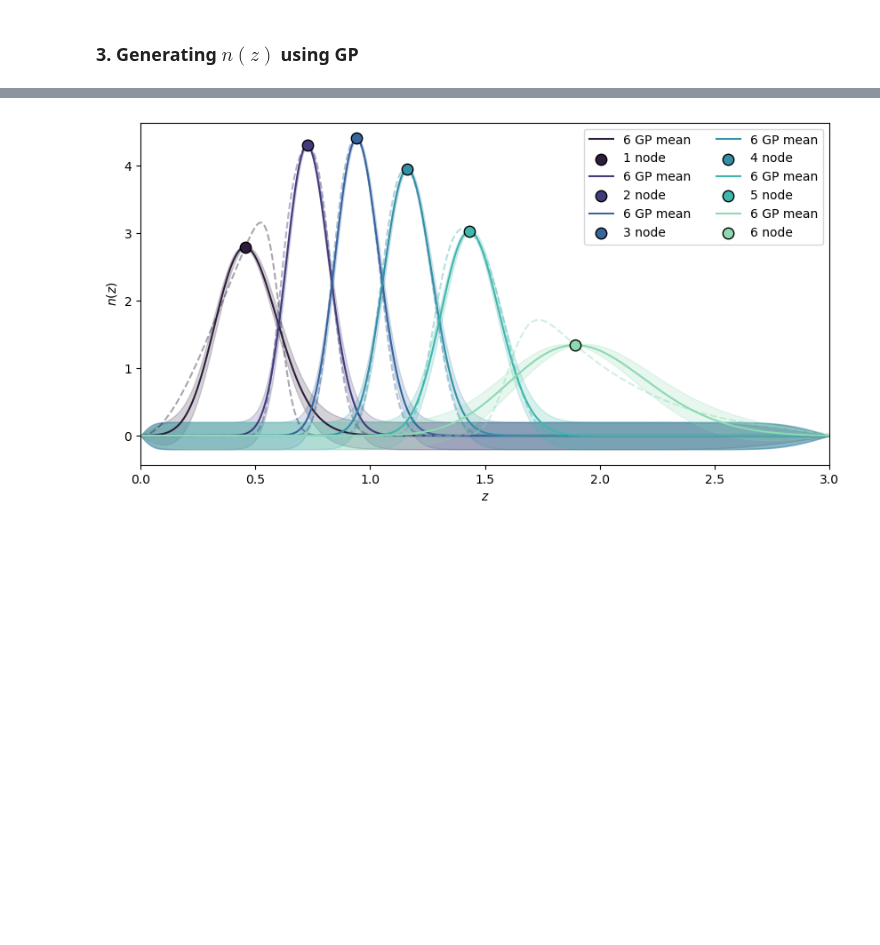
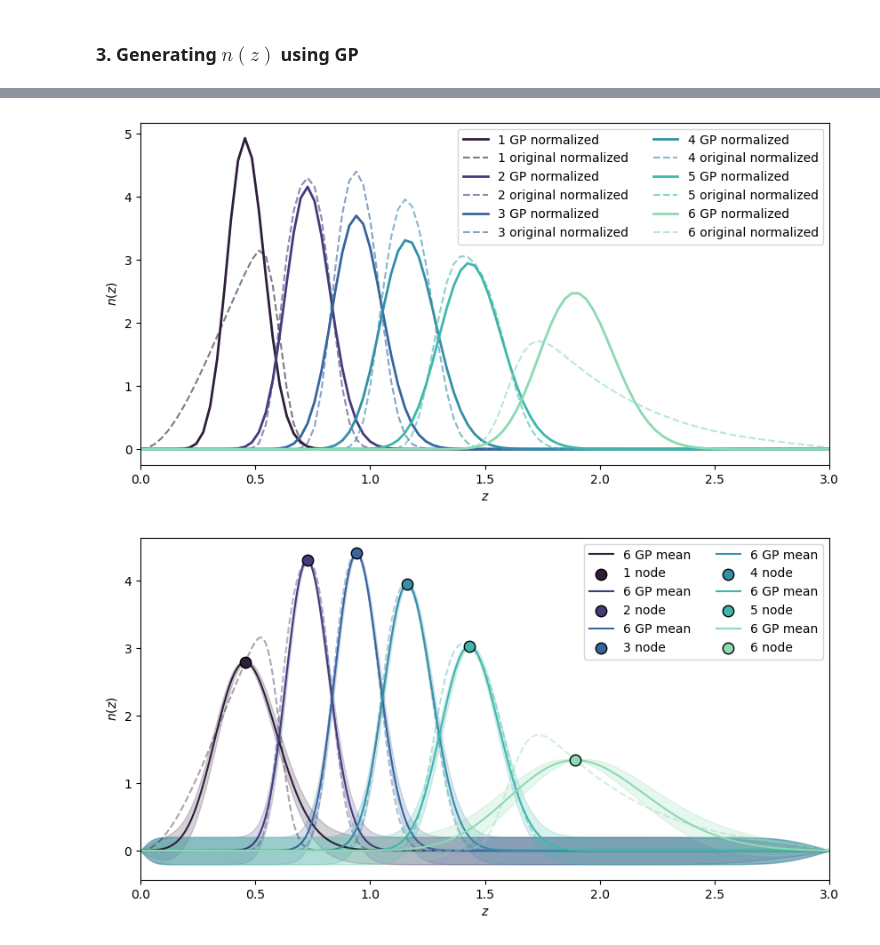
Before and after one commit to jipdebuck/binz, a Jupyter notebook: notebooks/inference.ipynb, the cells around one changed output, grey strips where cells are left out. Cells and saved outputs as stored; diff of their text form; code cells hidden in the pictures; blank space fills up the shorter version.

```diff
--- a/notebooks/inference.ipynb
+++ b/notebooks/inference.ipynb
@@ -531,3 +580,39 @@ plt.show()
+# %%
+def resample_dndz_gp(gp_predictions, z_pred, zs):
+    gp_predictions_norm = {}
+    for key in gp_predictions.keys():
+        gp_predictions_norm[key] = gp_predictions[key][0]/integrate.trapezoid(gp_predictions[key][0], z_pred[:,0])
+    my_dndz = np.vstack(list(gp_predictions_norm.values()))
+    my_dndz_norm = np.zeros([len(gp_predictions_norm), len(zs)])
+    for i in range(len(gp_predictions_norm)):
+        # gp_predictions[i][0] is 1D array of n(z) for bin i
+
+        my_dndz_norm[i, :] = np.interp(zs, z_pred[:,0], my_dndz[i, :])
+
+    return my_dndz_norm
+# %%
+my_dndz_norm_gp = resample_dndz_gp(predictions, z_pred_res, myz)
+palette = sns.color_palette("mako", 6)
+fig, ax = plt.subplots(figsize=(10, 5))
+
+for j, nz in enumerate(n_meds):
+    y_pred, y_std = predictions[j]
+    X_train, y_train = z_meds[j], n_meds[j]
+    ax.plot(myz, my_dndz_norm_gp[j], color=palette[j],label=f"{j+1} GP normalized", linewidth=2)
+    ax.plot(myz, my_dndz_she_norm[j], color=palette[j], alpha=0.6, linestyle='--', label=f"{j+1} original normalized")
+#    ax.fill_between(z_pred.ravel(), (y_pred - y_std).ravel(), (y_pred + y_std).ravel(),
+#                    color=palette[j], alpha=0.2)
+
+#    ax.plot(z_nz, dndz_she_norm[j+1], '--', color=palette[j], alpha=0.4)
+#    ax.scatter(X_train, y_train, color=palette[j], edgecolor='black', s=80, zorder=3, label=f"{j+1} node")
+
+ax.set_xlabel(r"$z$")
+ax.set_ylabel(r"$n(z)$")
+ax.set_xlim(0, 3)
+ax.legend(loc="upper right", ncol=2)
+plt.show()
+# %% [output]
+[figure, added]
 # %%
 delta_x_all = []
 for i in range(len(n_meds)):
```
Also changed, not shown: parts of 15 cells of this notebook, 3 other files.
